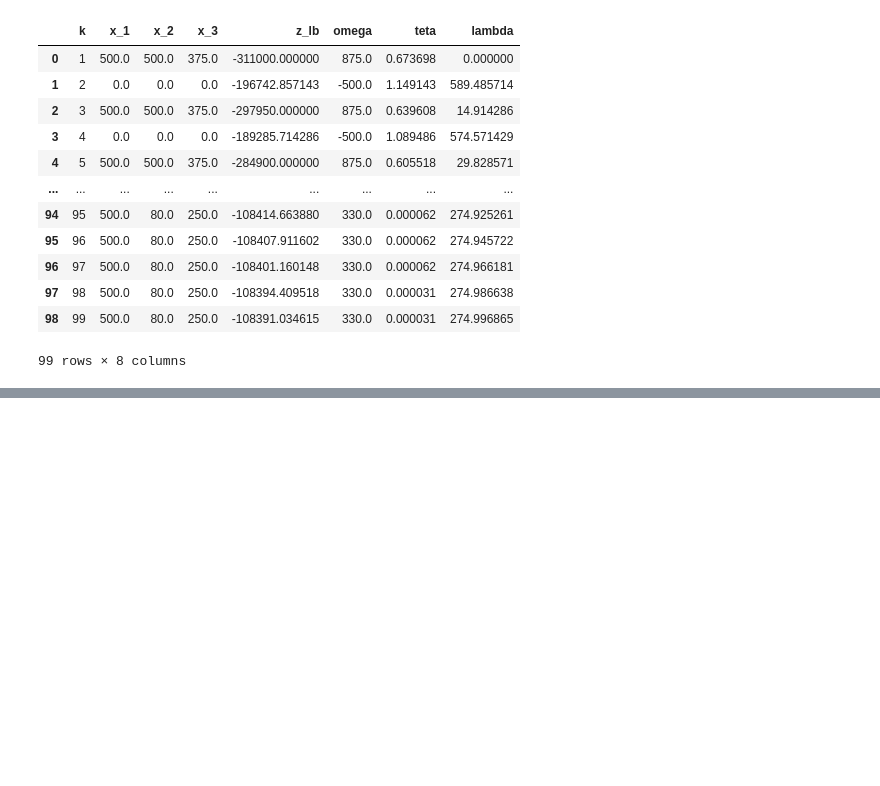
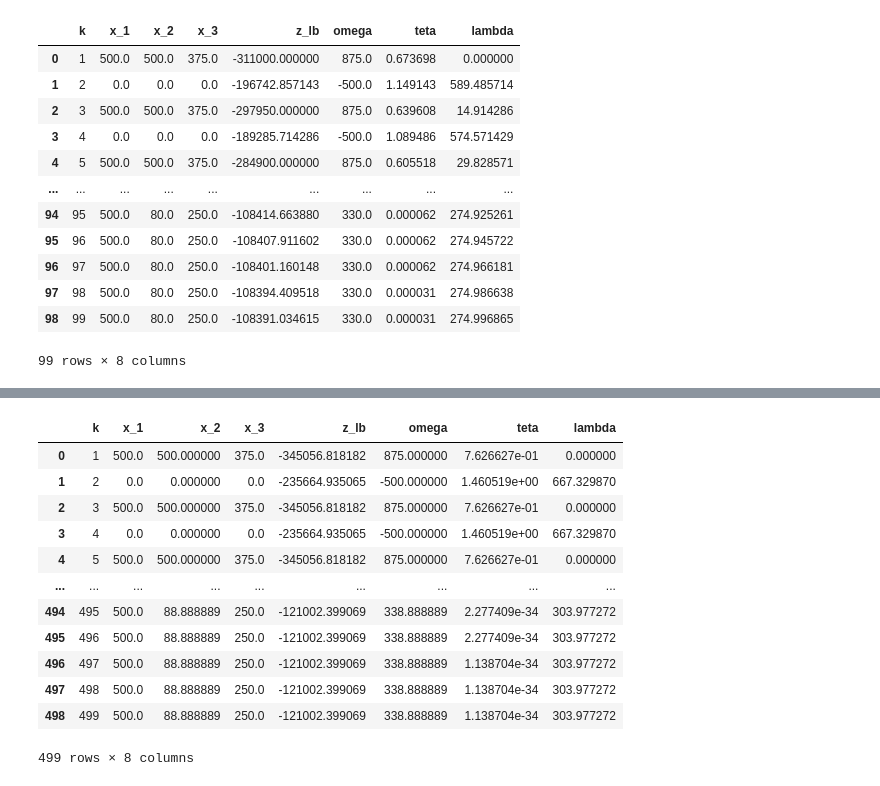
Before and after one commit to 9231058/farmer, a Jupyter notebook: farmer/lagrange.ipynb, the cells around one changed output, grey strips where cells are left out. Drawn from its saved outputs; the diff is of its cells as text; code cells hidden in the pictures; blank space fills up the shorter version.

```diff
--- a/farmer/lagrange.ipynb
+++ b/farmer/lagrange.ipynb
@@ -41,0 +67,16 @@ df
+# %%
+df
+# %% [output]
+|  | k | x_1 | x_2 | x_3 | z_lb | omega | teta | lambda |
+| 0 | 1 | 500.0 | 500.000000 | 375.0 | -345056.818182 | 875.000000 | 7.626627e-01 | 0.000000 |
+| 1 | 2 | 0.0 | 0.000000 | 0.0 | -235664.935065 | -500.000000 | 1.460519e+00 | 667.329870 |
+| 2 | 3 | 500.0 | 500.000000 | 375.0 | -345056.818182 | 875.000000 | 7.626627e-01 | 0.000000 |
+| 3 | 4 | 0.0 | 0.000000 | 0.0 | -235664.935065 | -500.000000 | 1.460519e+00 | 667.329870 |
+| 4 | 5 | 500.0 | 500.000000 | 375.0 | -345056.818182 | 875.000000 | 7.626627e-01 | 0.000000 |
+| ... | ... | ... | ... | ... | ... | ... | ... | ... |
+| 494 | 495 | 500.0 | 88.888889 | 250.0 | -121002.399069 | 338.888889 | 2.277409e-34 | 303.977272 |
+| 495 | 496 | 500.0 | 88.888889 | 250.0 | -121002.399069 | 338.888889 | 2.277409e-34 | 303.977272 |
+| 496 | 497 | 500.0 | 88.888889 | 250.0 | -121002.399069 | 338.888889 | 1.138704e-34 | 303.977272 |
+| 497 | 498 | 500.0 | 88.888889 | 250.0 | -121002.399069 | 338.888889 | 1.138704e-34 | 303.977272 |
+| 498 | 499 | 500.0 | 88.888889 | 250.0 | -121002.399069 | 338.888889 | 1.138704e-34 | 303.977272 |
+499 rows × 8 columns
```
Also changed, not shown: parts of 8 cells of this notebook.
